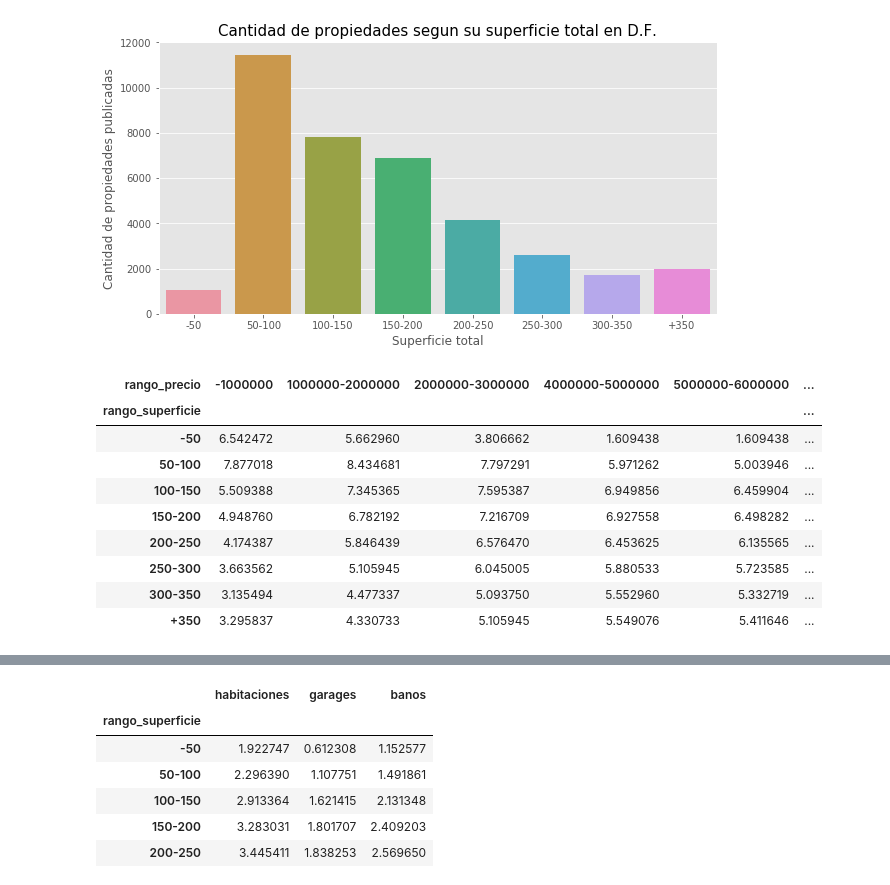
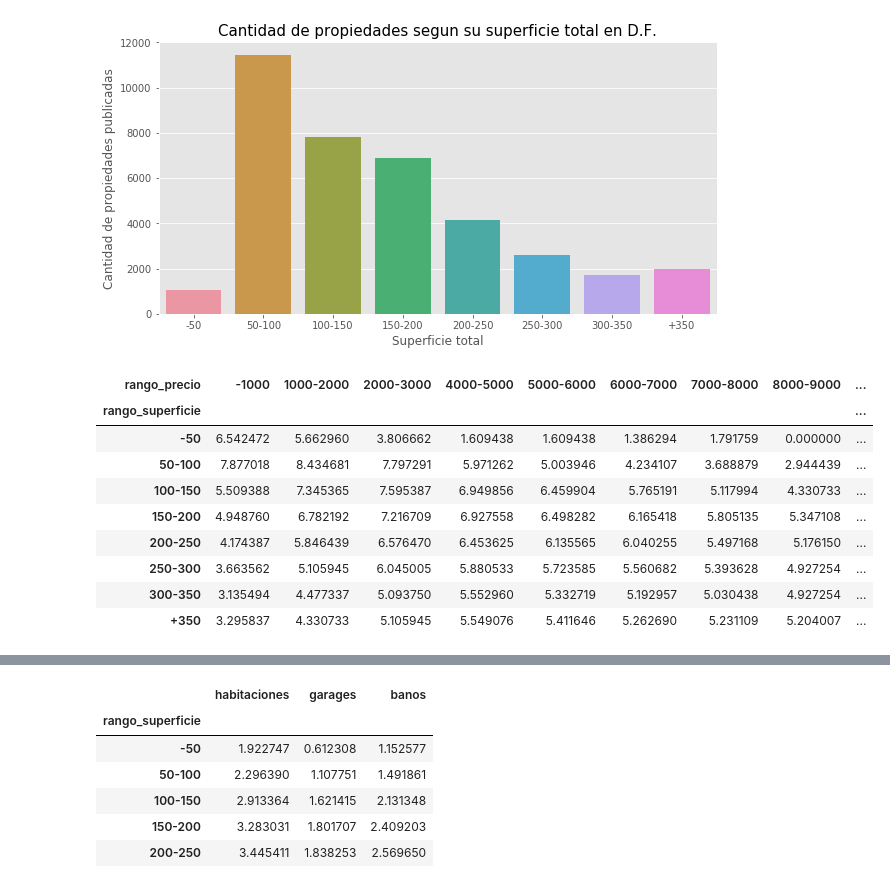
Before and after one commit to PBrrtrn/7506-organizacion-de-datos, a Jupyter notebook: src/exp/Exploracion_por_superficie.ipynb, the cells around one changed output, grey strips where cells are left out. Cells and saved outputs as stored; diff of their text form; code cells hidden in the pictures.

```diff
--- a/src/exp/Exploracion_por_superficie.ipynb
+++ b/src/exp/Exploracion_por_superficie.ipynb
@@ -56,17 +56,17 @@ data.loc[((data.metrostotales>100) & (data.metrostotales<151)), 'rango_superfici
 data.loc[((data.metrostotales>50) & (data.metrostotales<101)), 'rango_superficie'] = '50-100'
 data.loc[data.metrostotales<50, 'rango_superficie'] = '-50'
 # %%
-data.loc[data.precio>10000000, 'rango_precio'] = '+10000000'
-data.loc[((data.precio>9000000) & (data.precio<10000001)), 'rango_precio'] = '9000000-1000000'
-data.loc[((data.precio>8000000) & (data.precio<9000001)), 'rango_precio'] = '8000000-9000000'
-data.loc[((data.precio>7000000) & (data.precio<8000001)), 'rango_precio'] = '7000000-8000000'
-data.loc[((data.precio>6000000) & (data.precio<7000001)), 'rango_precio'] = '6000000-7000000'
-data.loc[((data.precio>5000000) & (data.precio<6000001)), 'rango_precio'] = '5000000-6000000'
-data.loc[((data.precio>4000000) & (data.precio<5000001)), 'rango_precio'] = '4000000-5000000'
-data.loc[((data.precio>3000000) & (data.precio<4000001)), 'rango_precio'] = '3000000-4000000'
-data.loc[((data.precio>2000000) & (data.precio<3000001)), 'rango_precio'] = '2000000-3000000'
-data.loc[((data.precio>1000000) & (data.precio<2000001)), 'rango_precio'] = '1000000-2000000'
-data.loc[((data.precio<1000001)), 'rango_precio'] = '-1000000'
+data.loc[data.precio>10000000, 'rango_precio'] = '+10000'
+data.loc[((data.precio>9000000) & (data.precio<10000001)), 'rango_precio'] = '9000-10000'
+data.loc[((data.precio>8000000) & (data.precio<9000001)), 'rango_precio'] = '8000-9000'
+data.loc[((data.precio>7000000) & (data.precio<8000001)), 'rango_precio'] = '7000-8000'
+data.loc[((data.precio>6000000) & (data.precio<7000001)), 'rango_precio'] = '6000-7000'
+data.loc[((data.precio>5000000) & (data.precio<6000001)), 'rango_precio'] = '5000-6000'
+data.loc[((data.precio>4000000) & (data.precio<5000001)), 'rango_precio'] = '4000-5000'
+data.loc[((data.precio>3000000) & (data.precio<4000001)), 'rango_precio'] = '3000-4000'
+data.loc[((data.precio>2000000) & (data.precio<3000001)), 'rango_precio'] = '2000-3000'
+data.loc[((data.precio>1000000) & (data.precio<2000001)), 'rango_precio'] = '1000-2000'
+data.loc[((data.precio<1000001)), 'rango_precio'] = '-1000'
 # %%
 d = {'tipo': ['Metros cubiertos','Metros totales'], 'promedio': [data.metroscubiertos.mean(),data.metrostotales.mean()]}
 mts = pd.DataFrame(data=d)
@@ -158,6 +169,6 @@ memory usage: 5.5+ MB
 # %%
 data_habitaciones = data_habitaciones.groupby('rango_superficie').agg({'habitaciones':'mean','garages':'mean','banos':'mean'})
 new_idx = ['-50','50-100','100-150','150-200','200-250','250-300','300-350','+350']
-data_habitaciones = data_habitaciones.reindex(new_idx)
+data_habitaciones = data_habitaciones.reindex(new_idx).transpose()
 data_habitaciones
 # %% [output]
@@ -249,25 +254,25 @@ Text(0, 0.5, 'Cantidad de propiedades publicadas')
 [figure]
 # %%
 sup_vs_precio = mex_df.groupby(['rango_superficie','rango_precio']).agg({'sum':'sum'})
-new_idx_df = ['-1000000','1000000-2000000','2000000-3000000','3000000','4000000-5000000','5000000-6000000','6000000-7000000','7000000-8000000','8000000-9000000','9000000-10000000','+10000000']
+new_idx_df = ['-1000','1000-2000','2000-3000','3000','4000-5000','5000-6000','6000-7000','7000-8000','8000-9000','9000-10000','+10000']
 new_idx = ['-50','50-100','100-150','150-200','200-250','250-300','300-350','+350']
 sup_vs_precio = sup_vs_precio.reindex(new_idx_df,level=1)
 sup_vs_precio = sup_vs_precio.unstack()
 sup_vs_precio = sup_vs_precio.reindex(new_idx)
 sup_vs_precio = sup_vs_precio.applymap(lambda x: np.log(x))
 sup_vs_precio.columns = sup_vs_precio.columns.droplevel()
 sup_vs_precio
 # %% [output]
-| rango_precio | -1000000 | 1000000-2000000 | 2000000-3000000 | 4000000-5000000 | 5000000-6000000 | ... |
-| rango_superficie |  |  |  |  |  | ... |
-| -50 | 6.542472 | 5.662960 | 3.806662 | 1.609438 | 1.609438 | ... |
-| 50-100 | 7.877018 | 8.434681 | 7.797291 | 5.971262 | 5.003946 | ... |
-| 100-150 | 5.509388 | 7.345365 | 7.595387 | 6.949856 | 6.459904 | ... |
-| 150-200 | 4.948760 | 6.782192 | 7.216709 | 6.927558 | 6.498282 | ... |
-| 200-250 | 4.174387 | 5.846439 | 6.576470 | 6.453625 | 6.135565 | ... |
-| 250-300 | 3.663562 | 5.105945 | 6.045005 | 5.880533 | 5.723585 | ... |
-| 300-350 | 3.135494 | 4.477337 | 5.093750 | 5.552960 | 5.332719 | ... |
-| +350 | 3.295837 | 4.330733 | 5.105945 | 5.549076 | 5.411646 | ... |
+| rango_precio | -1000 | 1000-2000 | 2000-3000 | 4000-5000 | 5000-6000 | 6000-7000 | 7000-8000 | 8000-9000 | ... |
+| rango_superficie |  |  |  |  |  |  |  |  | ... |
+| -50 | 6.542472 | 5.662960 | 3.806662 | 1.609438 | 1.609438 | 1.386294 | 1.791759 | 0.000000 | ... |
+| 50-100 | 7.877018 | 8.434681 | 7.797291 | 5.971262 | 5.003946 | 4.234107 | 3.688879 | 2.944439 | ... |
+| 100-150 | 5.509388 | 7.345365 | 7.595387 | 6.949856 | 6.459904 | 5.765191 | 5.117994 | 4.330733 | ... |
+| 150-200 | 4.948760 | 6.782192 | 7.216709 | 6.927558 | 6.498282 | 6.165418 | 5.805135 | 5.347108 | ... |
+| 200-250 | 4.174387 | 5.846439 | 6.576470 | 6.453625 | 6.135565 | 6.040255 | 5.497168 | 5.176150 | ... |
+| 250-300 | 3.663562 | 5.105945 | 6.045005 | 5.880533 | 5.723585 | 5.560682 | 5.393628 | 4.927254 | ... |
+| 300-350 | 3.135494 | 4.477337 | 5.093750 | 5.552960 | 5.332719 | 5.192957 | 5.030438 | 4.927254 | ... |
+| +350 | 3.295837 | 4.330733 | 5.105945 | 5.549076 | 5.411646 | 5.262690 | 5.231109 | 5.204007 | ... |
 # %%
 plt.figure(figsize=(10,8))
 g = sns.heatmap(sup_vs_precio, vmin = 0, vmax=10, cmap= "YlGnBu", linewidths=.5)
```
Also changed, not shown: parts of 6 cells of this notebook, 1 other file.
